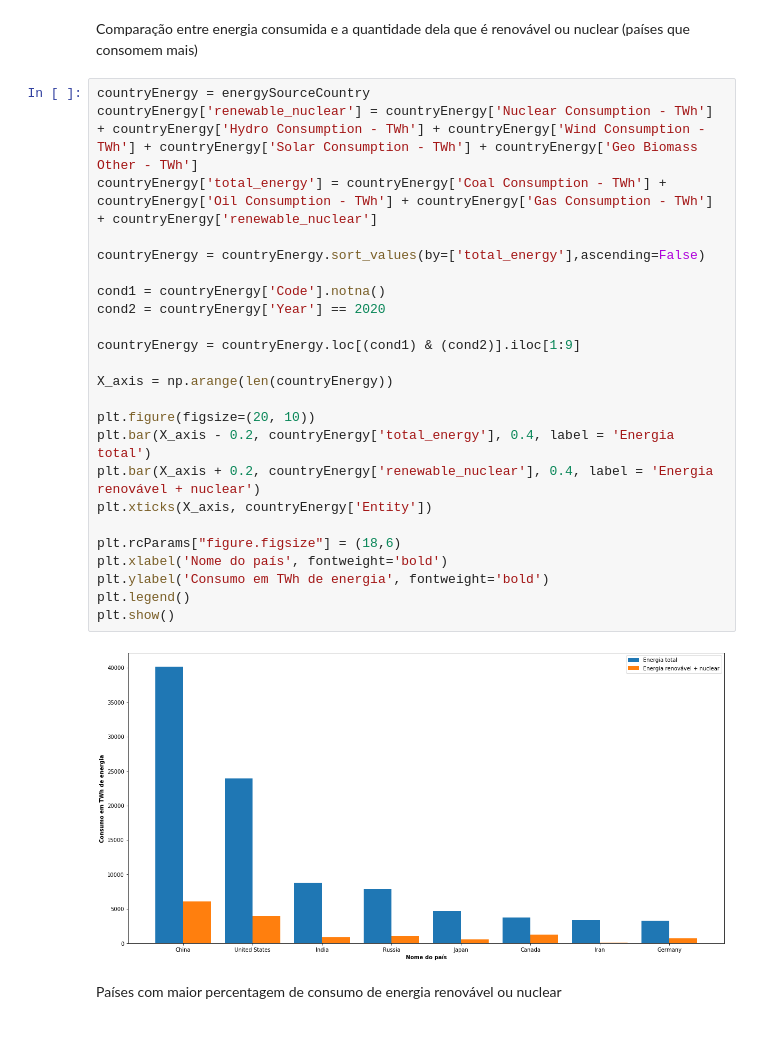
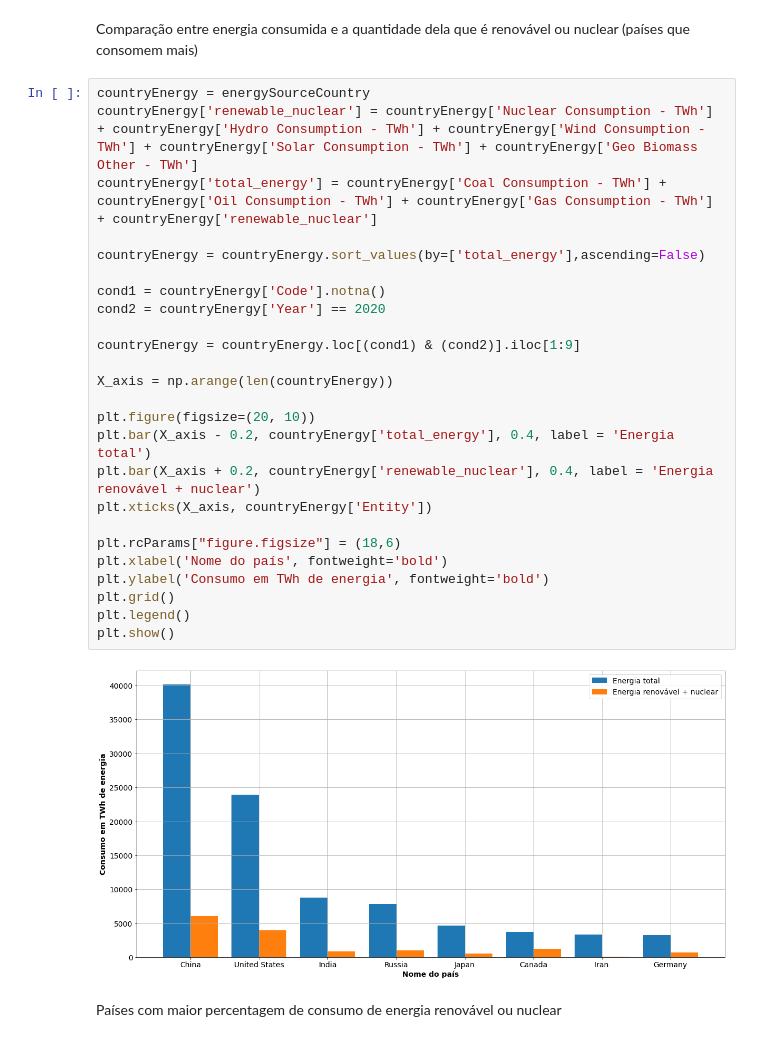
Before and after one commit to ZeMiguelGomes/SGD-data-analysis, a Jupyter notebook: Projeto 2 SGD .ipynb, the cells around one changed output. Drawn from its saved outputs; the diff is of its cells as text.

```diff
--- a/Projeto 2 SGD .ipynb
+++ b/Projeto 2 SGD .ipynb
@@ -213,29 +213,30 @@ Comparação entre energia consumida e a quantidade dela que é renovável ou nu
 # %%
 countryEnergy = energySourceCountry
 countryEnergy['renewable_nuclear'] = countryEnergy['Nuclear Consumption - TWh'] + countryEnergy['Hydro Consumption - TWh'] + countryEnergy['Wind Consumption - TWh'] + countryEnergy['Solar Consumption - TWh'] + countryEnergy['Geo Biomass Other - TWh']
 countryEnergy['total_energy'] = countryEnergy['Coal Consumption - TWh'] + countryEnergy['Oil Consumption - TWh'] + countryEnergy['Gas Consumption - TWh'] + countryEnergy['renewable_nuclear']
 
 countryEnergy = countryEnergy.sort_values(by=['total_energy'],ascending=False)
 
 cond1 = countryEnergy['Code'].notna()
 cond2 = countryEnergy['Year'] == 2020
 
 countryEnergy = countryEnergy.loc[(cond1) & (cond2)].iloc[1:9]
 
 X_axis = np.arange(len(countryEnergy))
 
 plt.figure(figsize=(20, 10))
 plt.bar(X_axis - 0.2, countryEnergy['total_energy'], 0.4, label = 'Energia total')
 plt.bar(X_axis + 0.2, countryEnergy['renewable_nuclear'], 0.4, label = 'Energia renovável + nuclear')
 plt.xticks(X_axis, countryEnergy['Entity'])
 
 plt.rcParams["figure.figsize"] = (18,6)
 plt.xlabel('Nome do país', fontweight='bold')
 plt.ylabel('Consumo em TWh de energia', fontweight='bold')
+plt.grid()
 plt.legend()
 plt.show()
 # %% [output]
-[figure, old version]
+[figure, new version]
 # %% [markdown]
 Países com maior percentagem de consumo de energia renovável ou nuclear
 # %%
```
Also changed, not shown: parts of 31 cells of this notebook.
